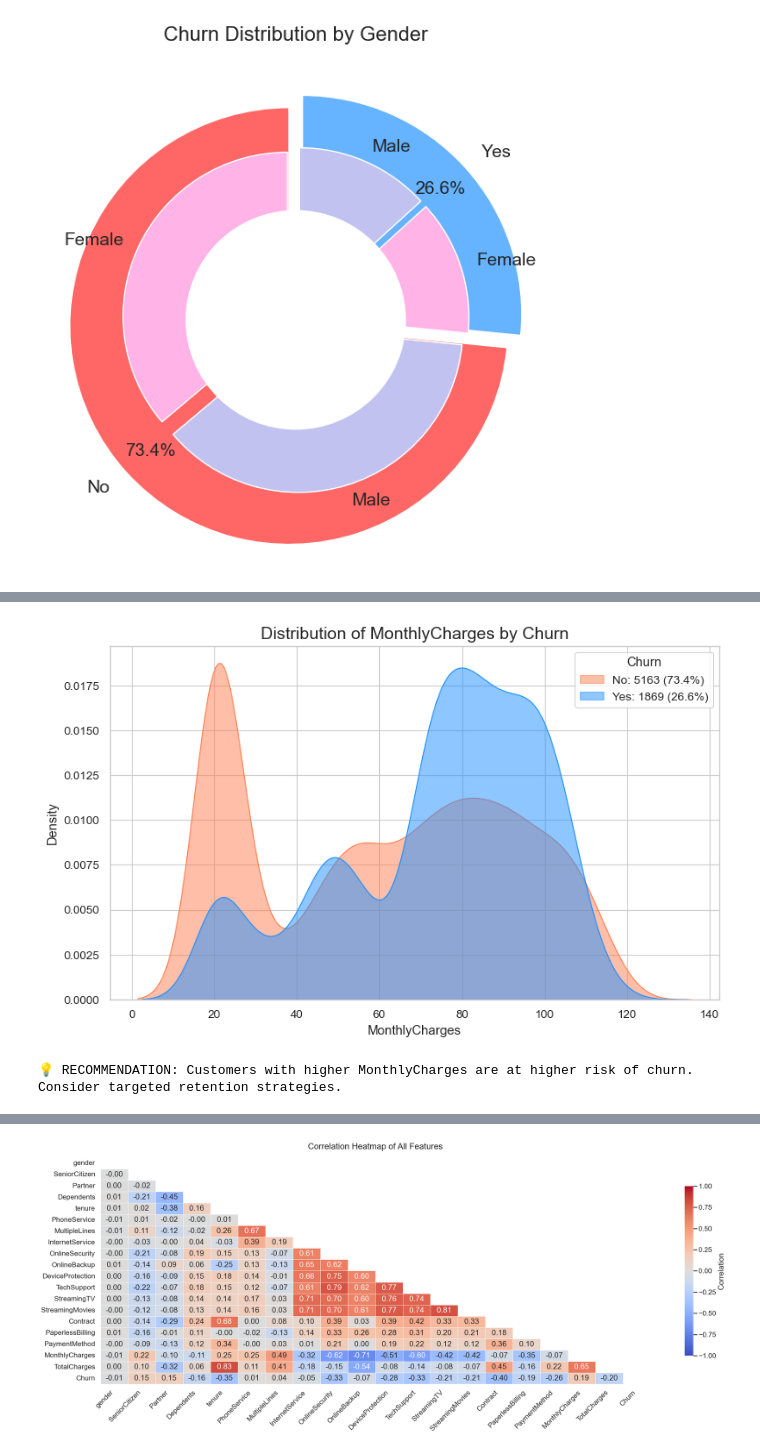
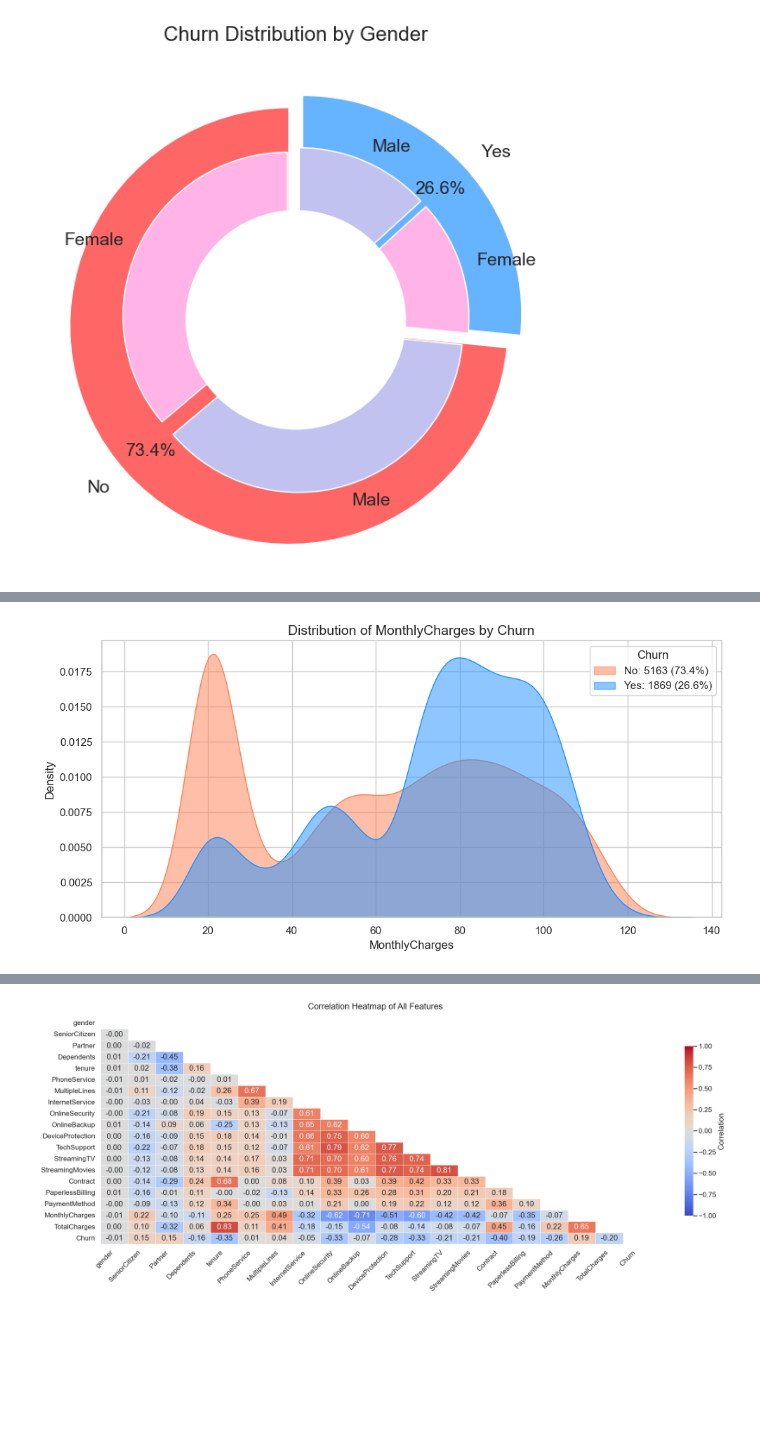
Before and after one commit to MVasquez95/Churn-Prediction, a Jupyter notebook: notebook.ipynb, the cells around one changed output, grey strips where cells are left out. Cells and saved outputs as stored; diff of their text form; code cells hidden in the pictures; blank space fills up the shorter version.

```diff
--- a/notebook.ipynb
+++ b/notebook.ipynb
@@ -1042,45 +1035,35 @@ def plot_kde_churn(df, column="MonthlyCharges", target="Churn", colors=None):
     counts = df_plot[target].value_counts()
 
     # Crear figura
-    sns.set_context("paper", font_scale=1.1)
-    plt.figure(figsize=(8,5))
     ax = None
 
     for category, color in colors.items():
         if category in df_plot[target].unique():
             ax = sns.kdeplot(
                 data=df_plot[df_plot[target]==category],
                 x=column,
                 fill=True,
                 alpha=0.5,
                 color=color,
                 ax=ax
             )
 
     # Crear leyenda personalizada
     patches = [
         mpatches.Patch(color=color, alpha=0.5,
                        label=f"{cat}: {counts.get(cat,0)} ({counts.get(cat,0)/total*100:.1f}%)")
         for cat, color in colors.items()
     ]
     ax.legend(handles=patches, title=target, loc='upper right')
 
     # Etiquetas y título
     ax.set_xlabel(column)
     ax.set_ylabel("Density")
     ax.set_title(f"Distribution of {column} by {target}", fontsize=14)
     plt.tight_layout()
     plt.show()
 
 # Uso
 plot_kde_churn(df)
 # %% [output]
-[figure, old version]
+[figure, new version]
-# %%
-mean_churn_yes = df.loc[df['Churn']=='Yes','MonthlyCharges'].mean()
-mean_churn_no = df.loc[df['Churn']=='No','MonthlyCharges'].mean()
-
-if mean_churn_yes > mean_churn_no:
-    print("💡 RECOMMENDATION: Customers with higher MonthlyCharges are at higher risk of churn. Consider targeted retention strategies.")
-# %% [output]
-💡 RECOMMENDATION: Customers with higher MonthlyCharges are at higher risk of churn. Consider targeted retention strategies.
```
Also changed, not shown: parts of 57 cells of this notebook.
